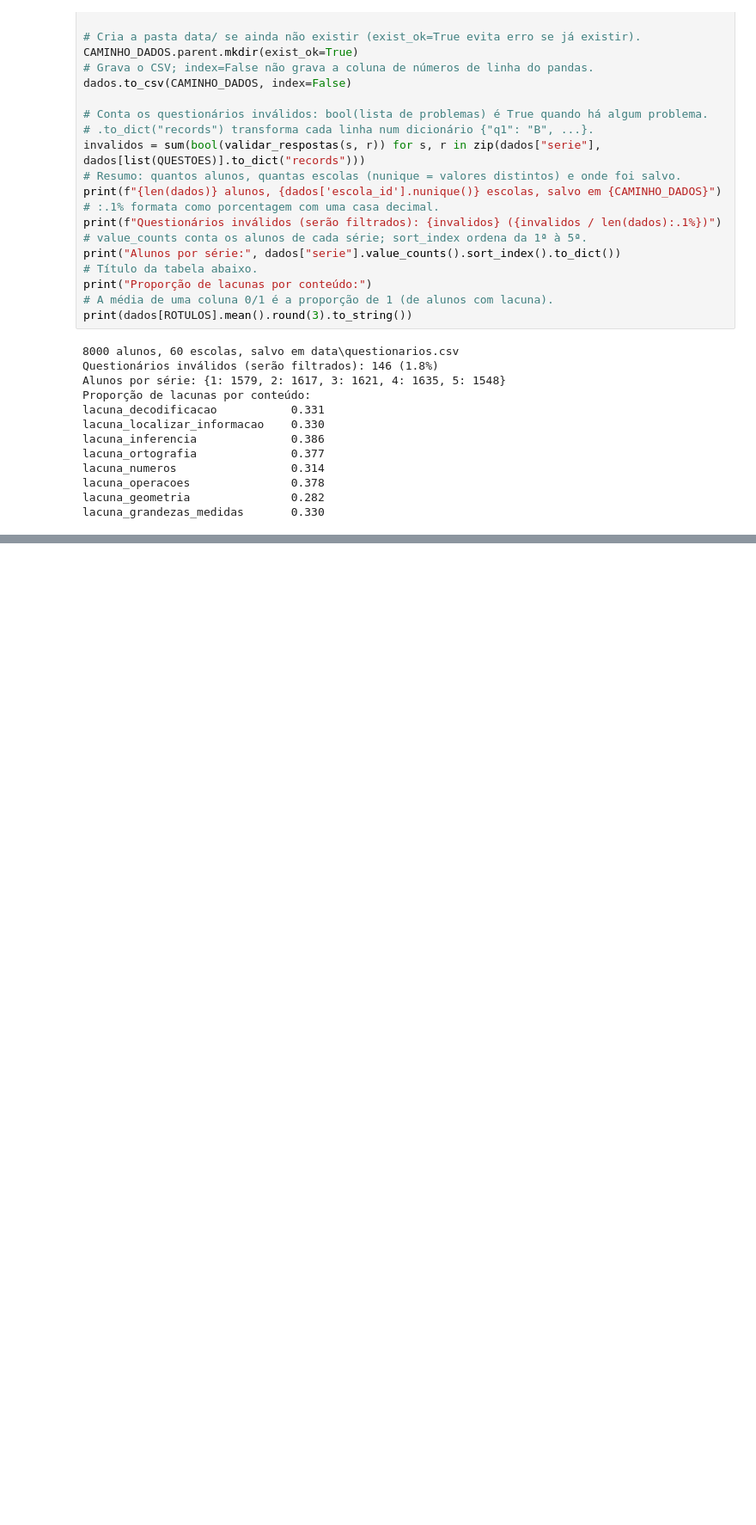
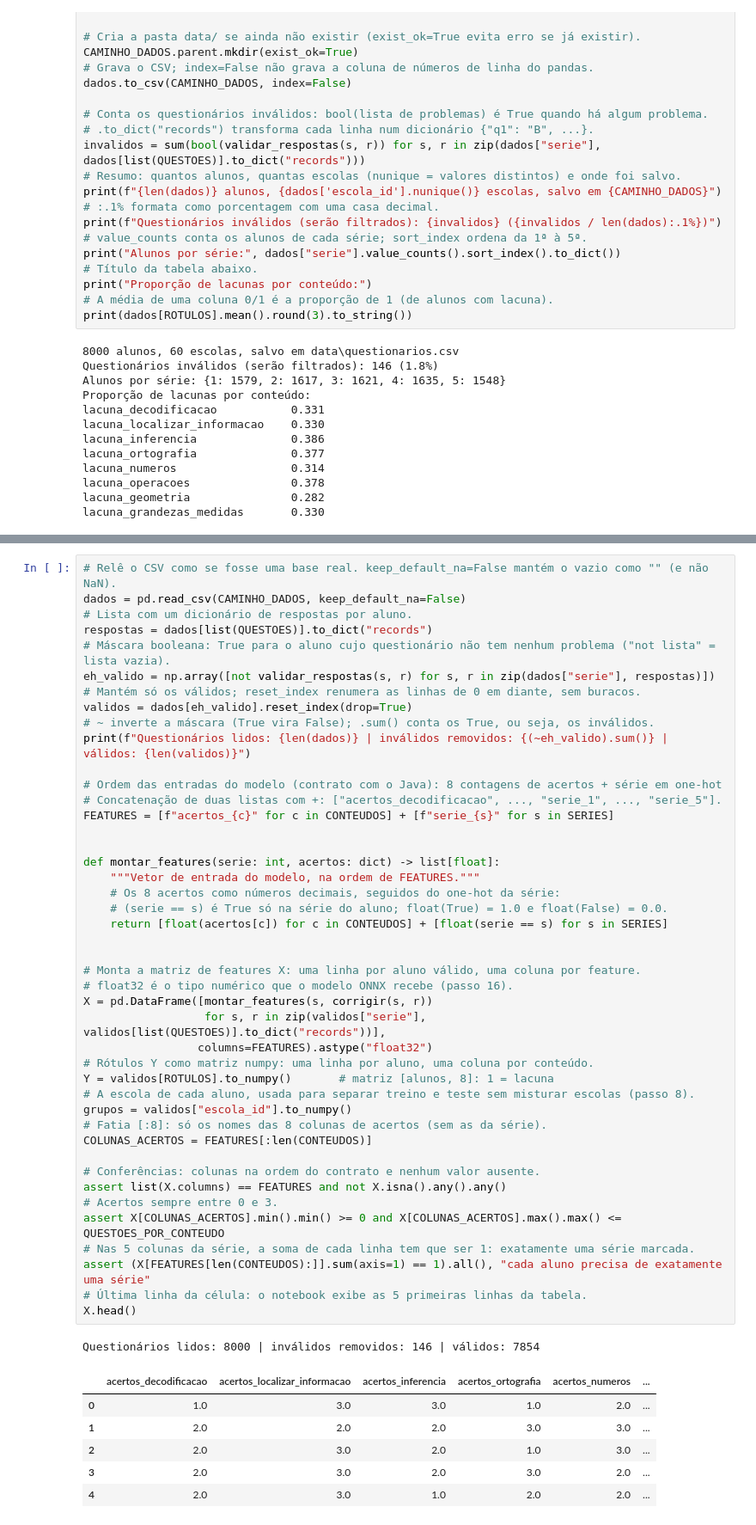
Before and after one commit to Stack-Society/gs_IAeML_2026-27, a Jupyter notebook: diagnostico_lacunas_aprendizagem.ipynb, the cells around one changed output, grey strips where cells are left out. Shown at 86% size. Drawn from its saved outputs; the diff is of its cells as text; blank space fills up the shorter version.

Commit message:
feat(notebook): monta features com acertos por conteúdo e série one-hot

```diff
--- a/diagnostico_lacunas_aprendizagem.ipynb
+++ b/diagnostico_lacunas_aprendizagem.ipynb
@@ -571,0 +585,52 @@ lacuna_grandezas_medidas       0.330
+# %%
+# Relê o CSV como se fosse uma base real. keep_default_na=False mantém o vazio como "" (e não NaN).
+dados = pd.read_csv(CAMINHO_DADOS, keep_default_na=False)
+# Lista com um dicionário de respostas por aluno.
+respostas = dados[list(QUESTOES)].to_dict("records")
+# Máscara booleana: True para o aluno cujo questionário não tem nenhum problema ("not lista" = lista vazia).
+eh_valido = np.array([not validar_respostas(s, r) for s, r in zip(dados["serie"], respostas)])
+# Mantém só os válidos; reset_index renumera as linhas de 0 em diante, sem buracos.
+validos = dados[eh_valido].reset_index(drop=True)
+# ~ inverte a máscara (True vira False); .sum() conta os True, ou seja, os inválidos.
+print(f"Questionários lidos: {len(dados)} | inválidos removidos: {(~eh_valido).sum()} | válidos: {len(validos)}")
+
+# Ordem das entradas do modelo (contrato com o Java): 8 contagens de acertos + série em one-hot
+# Concatenação de duas listas com +: ["acertos_decodificacao", ..., "serie_1", ..., "serie_5"].
+FEATURES = [f"acertos_{c}" for c in CONTEUDOS] + [f"serie_{s}" for s in SERIES]
+
+
+def montar_features(serie: int, acertos: dict) -> list[float]:
+    """Vetor de entrada do modelo, na ordem de FEATURES."""
+    # Os 8 acertos como números decimais, seguidos do one-hot da série:
+    # (serie == s) é True só na série do aluno; float(True) = 1.0 e float(False) = 0.0.
+    return [float(acertos[c]) for c in CONTEUDOS] + [float(serie == s) for s in SERIES]
+
+
+# Monta a matriz de features X: uma linha por aluno válido, uma coluna por feature.
+# float32 é o tipo numérico que o modelo ONNX recebe (passo 16).
+X = pd.DataFrame([montar_features(s, corrigir(s, r))
+                  for s, r in zip(validos["serie"], validos[list(QUESTOES)].to_dict("records"))],
+                 columns=FEATURES).astype("float32")
+# Rótulos Y como matriz numpy: uma linha por aluno, uma coluna por conteúdo.
+Y = validos[ROTULOS].to_numpy()       # matriz [alunos, 8]: 1 = lacuna
+# A escola de cada aluno, usada para separar treino e teste sem misturar escolas (passo 8).
+grupos = validos["escola_id"].to_numpy()
+# Fatia [:8]: só os nomes das 8 colunas de acertos (sem as da série).
+COLUNAS_ACERTOS = FEATURES[:len(CONTEUDOS)]
+
+# Conferências: colunas na ordem do contrato e nenhum valor ausente.
+assert list(X.columns) == FEATURES and not X.isna().any().any()
+# Acertos sempre entre 0 e 3.
+assert X[COLUNAS_ACERTOS].min().min() >= 0 and X[COLUNAS_ACERTOS].max().max() <= QUESTOES_POR_CONTEUDO
+# Nas 5 colunas da série, a soma de cada linha tem que ser 1: exatamente uma série marcada.
+assert (X[FEATURES[len(CONTEUDOS):]].sum(axis=1) == 1).all(), "cada aluno precisa de exatamente uma série"
+# Última linha da célula: o notebook exibe as 5 primeiras linhas da tabela.
+X.head()
+# %% [output]
+Questionários lidos: 8000 | inválidos removidos: 146 | válidos: 7854
+|  | acertos_decodificacao | acertos_localizar_informacao | acertos_inferencia | acertos_ortografia | acertos_numeros | ... |
+| 0 | 1.0 | 3.0 | 3.0 | 1.0 | 2.0 | ... |
+| 1 | 2.0 | 2.0 | 2.0 | 3.0 | 3.0 | ... |
+| 2 | 2.0 | 3.0 | 2.0 | 1.0 | 3.0 | ... |
+| 3 | 2.0 | 3.0 | 2.0 | 3.0 | 2.0 | ... |
+| 4 | 2.0 | 3.0 | 1.0 | 2.0 | 2.0 | ... |
```
Also changed, not shown: parts of 1 cell of this notebook.
